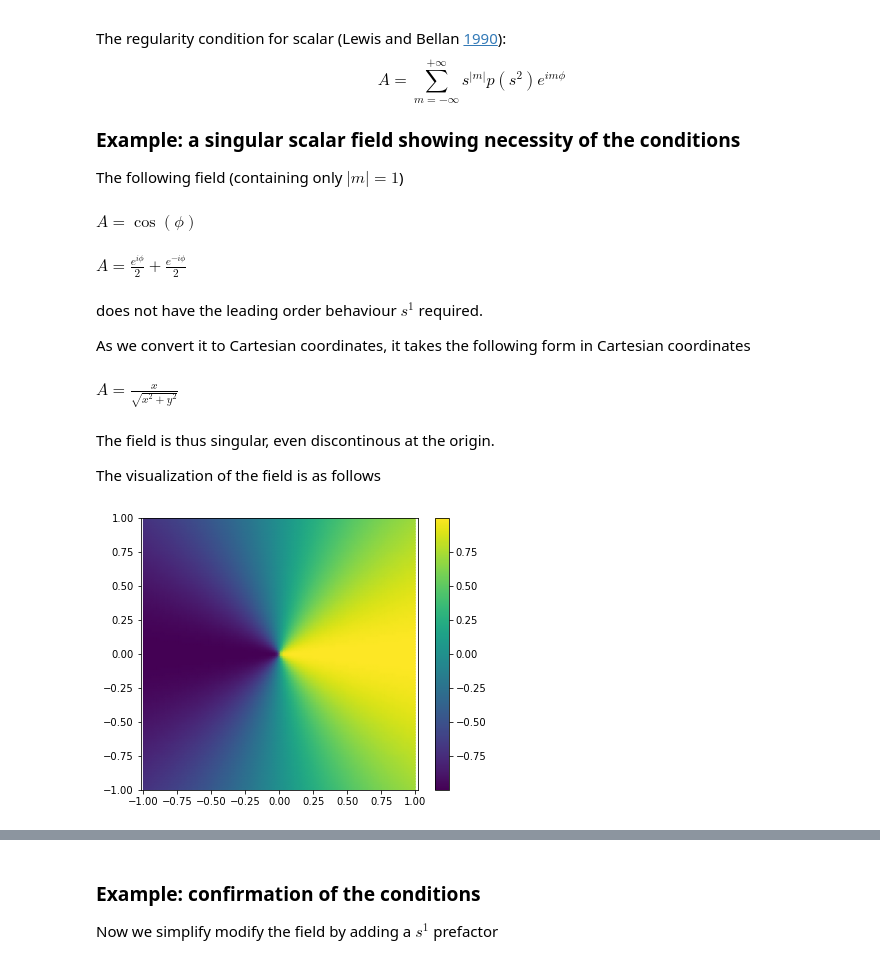
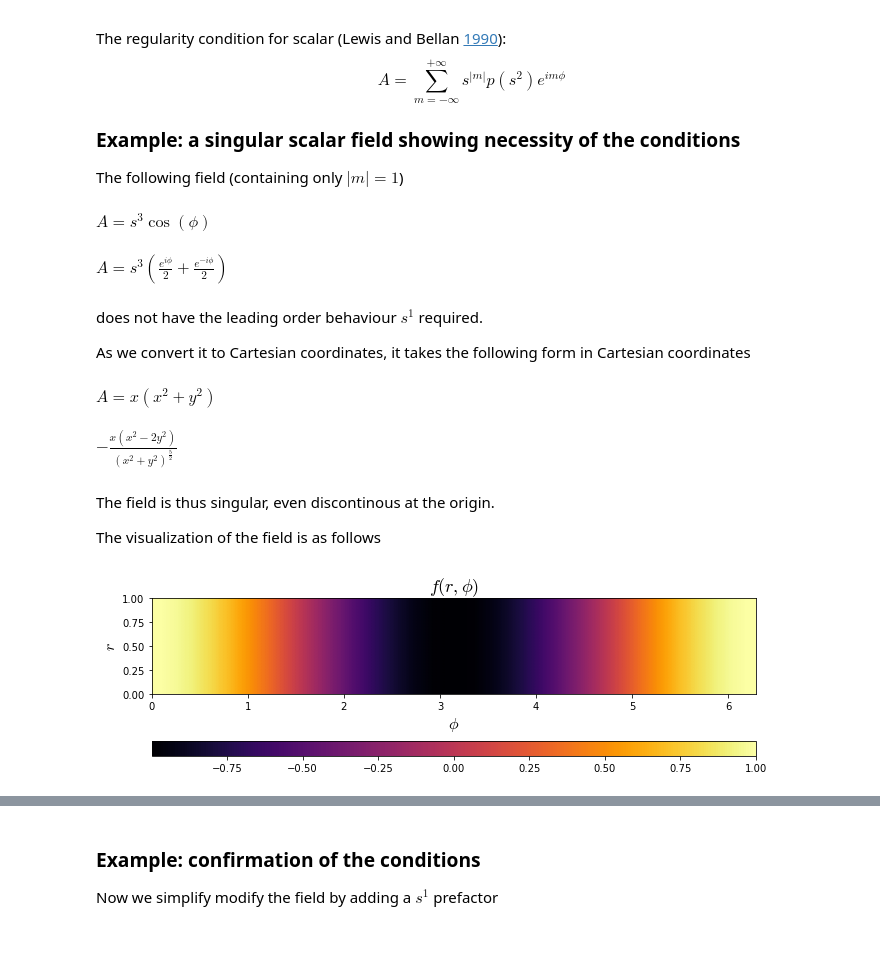
Before and after one commit to GentleMin/PlesioGeostroPy, a Jupyter notebook: demos/Demo_Regularity.ipynb, the cells around one changed output, grey strips where cells are left out. Drawn from its saved outputs; the diff is of its cells as text; code cells hidden in the pictures.

```diff
--- a/demos/Demo_Regularity.ipynb
+++ b/demos/Demo_Regularity.ipynb
@@ -12,7 +15,9 @@ from IPython.display import display
+# %%
+plt.rcParams['mathtext.fontset'] = 'cm'
 # %% [markdown]
 Utilities for symbolic manipulation
 # %%
-s = sp.Symbol("s")
+s = sp.Symbol("s", positive=True)
 p = sp.Symbol(r"\phi")
 x = sp.Symbol("x")
 y = sp.Symbol("y")
@@ -55,27 +82,42 @@ $$
 
 The following field (containing only $|m|=1$)
 # %%
-A_val = sp.cos(p)
+A_val = s**3*sp.cos(p)
+# A_val = s*sp.exp(sp.I*3*p)
 display(sp.Eq(A, A_val))
 display(sp.Eq(A, A_val.rewrite(sp.exp)))
 # %% [output]
-$\displaystyle A = \cos{\left(\phi \right)}$
+$\displaystyle A = s^{3} \cos{\left(\phi \right)}$
-$\displaystyle A = \frac{e^{i \phi}}{2} + \frac{e^{- i \phi}}{2}$
+$\displaystyle A = s^{3} \left(\frac{e^{i \phi}}{2} + \frac{e^{- i \phi}}{2}\right)$
 # %% [markdown]
 does not have the leading order behaviour $s^1$ required.
 
 As we convert it to Cartesian coordinates, it takes the following form in Cartesian coordinates
 # %%
-sp.Eq(A, A_val.rewrite(sp.exp).subs(polar2cart_map).simplify())
+A_cart = A_val.rewrite(sp.exp).subs(polar2cart_map).simplify()
+sp.Eq(A, A_cart)
 # %% [output]
-$\displaystyle A = \frac{x}{\sqrt{x^{2} + y^{2}}}$
+$\displaystyle A = x \left(x^{2} + y^{2}\right)$
+# %%
+sp.diff(A_cart, (y, 2)).simplify().factor()
+# %% [output]
+$\displaystyle - \frac{x \left(x^{2} - 2 y^{2}\right)}{\left(x^{2} + y^{2}\right)^{\frac{5}{2}}}$
 # %% [markdown]
 The field is thus singular, even discontinous at the origin.
 
 The visualization of the field is as follows
 # %%
 A_numerical = sp.lambdify((s, p), A_val)
-fig, ax = plottings.polar_singularity_scalar(sfunc=A_numerical)
+fig, ax = plottings.polar_singularity_scalar(sfunc=A_numerical, shape='polar', num=160)
+ax.set_title(r'$f(r, \phi)$', fontsize=18)
+ax.set_aspect('equal', 'box')
+# ax.set_title(r'$\widetilde{f}(x,y) = f(r(x,y), \phi(x,y))$', fontsize=16)
+
+save_name = '../out/imgs/Singularity_scalar__cosp__sp'
+# save_name = None
+if save_name is not None:
+    plt.savefig(save_name + '.png', dpi=150, bbox_inches='tight')
+    plt.savefig(save_name + '.pdf', bbox_inches='tight')
 plt.show()
 # %% [output]
-[figure, old version]
+[figure, new version]
```
Also changed, not shown: parts of 23 cells of this notebook, 4 other files.
